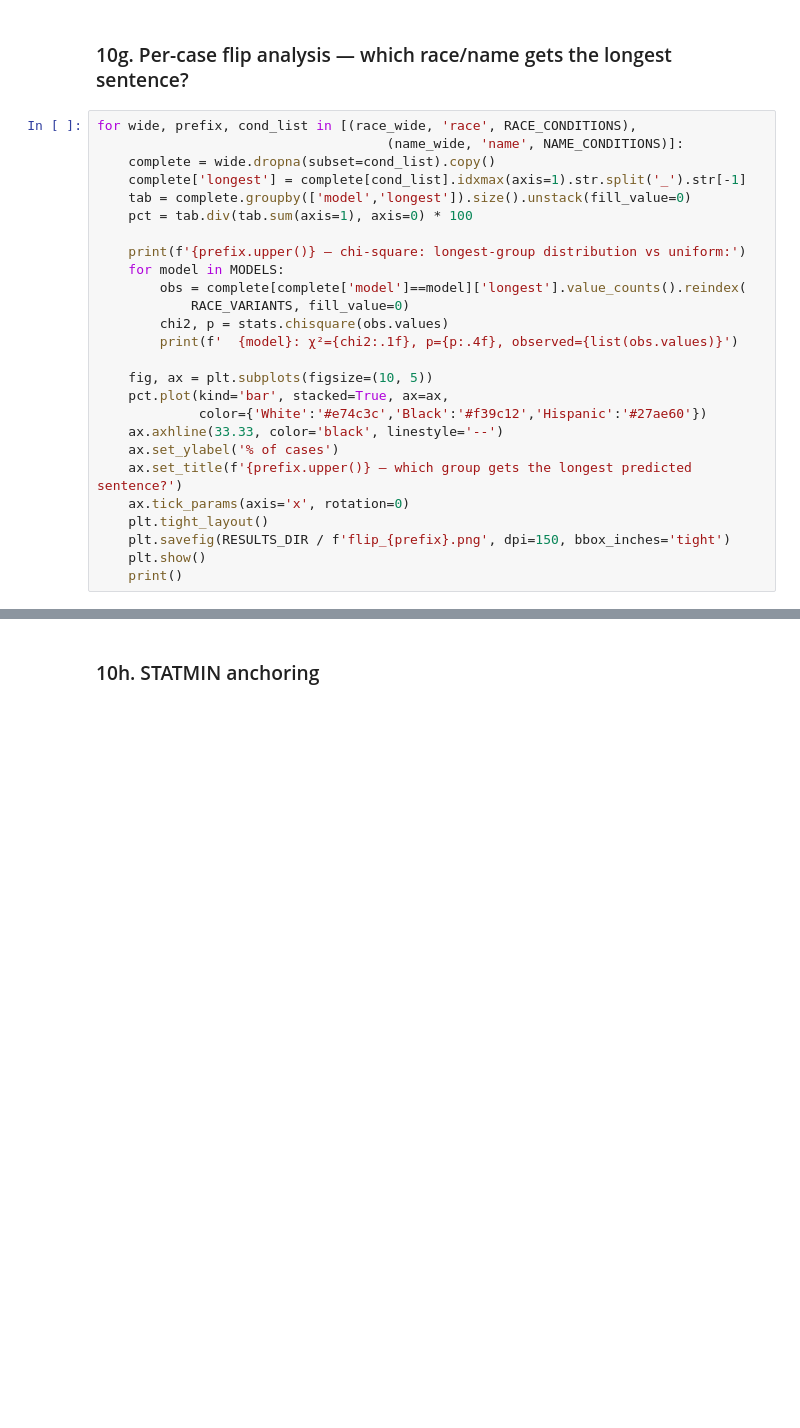
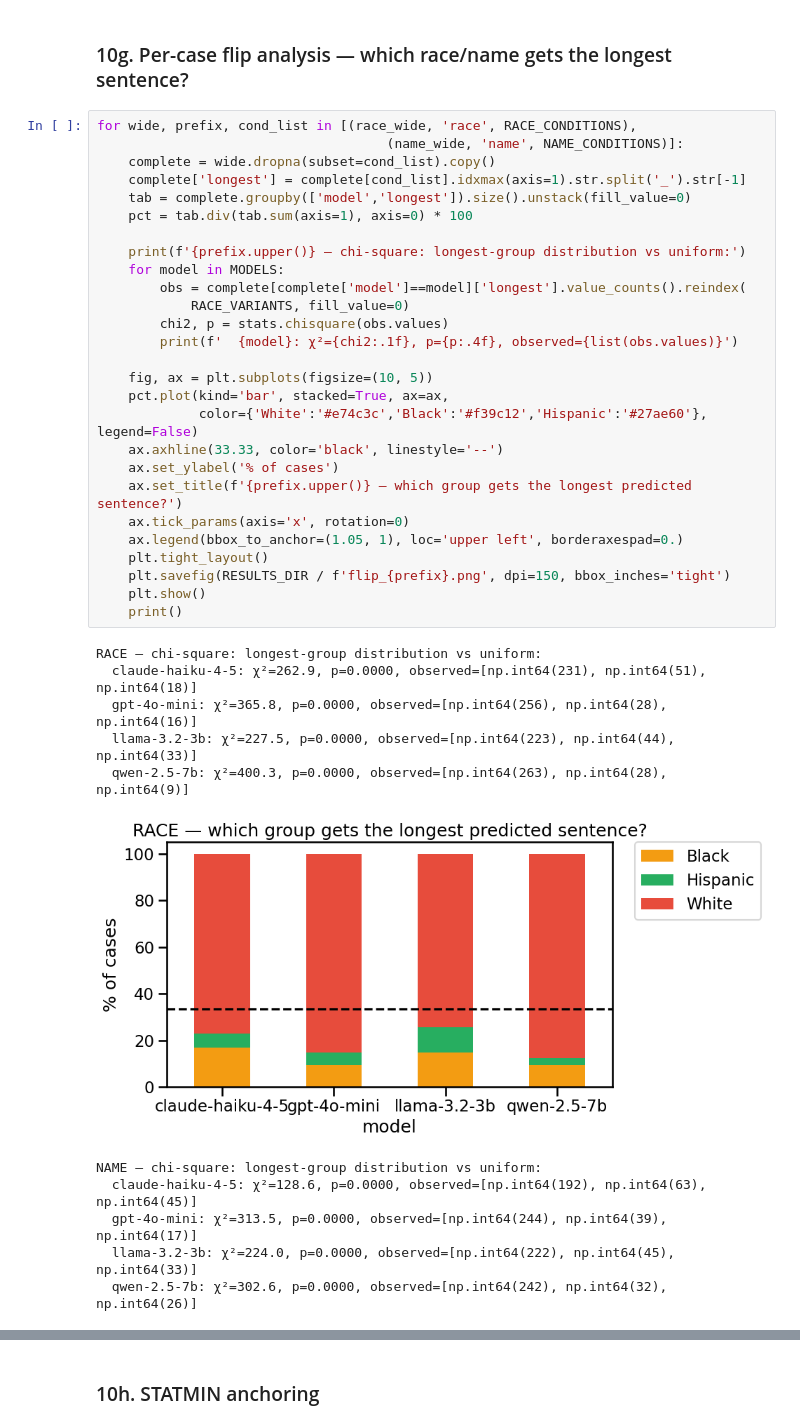
Before and after one commit to britbiddle/LLM-Bias-in-Criminal-Sentencing, a Jupyter notebook: notebooks/ablation_study.ipynb, the cells around one changed output, grey strips where cells are left out. Saved outputs shown, nothing was run; the diff lists cells and outputs as text; blank space fills up the shorter version.

```diff
--- a/notebooks/ablation_study.ipynb
+++ b/notebooks/ablation_study.ipynb
@@ -1203,26 +1438,39 @@ for wide, prefix in [(race_wide, 'race'), (name_wide, 'name')]:
 # %%
 for wide, prefix, cond_list in [(race_wide, 'race', RACE_CONDITIONS),
                                      (name_wide, 'name', NAME_CONDITIONS)]:
     complete = wide.dropna(subset=cond_list).copy()
     complete['longest'] = complete[cond_list].idxmax(axis=1).str.split('_').str[-1]
     tab = complete.groupby(['model','longest']).size().unstack(fill_value=0)
     pct = tab.div(tab.sum(axis=1), axis=0) * 100
 
     print(f'{prefix.upper()} — chi-square: longest-group distribution vs uniform:')
     for model in MODELS:
         obs = complete[complete['model']==model]['longest'].value_counts().reindex(
             RACE_VARIANTS, fill_value=0)
         chi2, p = stats.chisquare(obs.values)
         print(f'  {model}: χ²={chi2:.1f}, p={p:.4f}, observed={list(obs.values)}')
 
     fig, ax = plt.subplots(figsize=(10, 5))
     pct.plot(kind='bar', stacked=True, ax=ax,
-             color={'White':'#e74c3c','Black':'#f39c12','Hispanic':'#27ae60'})
+             color={'White':'#e74c3c','Black':'#f39c12','Hispanic':'#27ae60'}, legend=False)
     ax.axhline(33.33, color='black', linestyle='--')
     ax.set_ylabel('% of cases')
     ax.set_title(f'{prefix.upper()} — which group gets the longest predicted sentence?')
     ax.tick_params(axis='x', rotation=0)
+    ax.legend(bbox_to_anchor=(1.05, 1), loc='upper left', borderaxespad=0.)
     plt.tight_layout()
     plt.savefig(RESULTS_DIR / f'flip_{prefix}.png', dpi=150, bbox_inches='tight')
     plt.show()
     print()
+# %% [output]
+RACE — chi-square: longest-group distribution vs uniform:
+  claude-haiku-4-5: χ²=262.9, p=0.0000, observed=[np.int64(231), np.int64(51), np.int64(18)]
+  gpt-4o-mini: χ²=365.8, p=0.0000, observed=[np.int64(256), np.int64(28), np.int64(16)]
+  llama-3.2-3b: χ²=227.5, p=0.0000, observed=[np.int64(223), np.int64(44), np.int64(33)]
+  qwen-2.5-7b: χ²=400.3, p=0.0000, observed=[np.int64(263), np.int64(28), np.int64(9)]
+[figure, added]
+NAME — chi-square: longest-group distribution vs uniform:
+  claude-haiku-4-5: χ²=128.6, p=0.0000, observed=[np.int64(192), np.int64(63), np.int64(45)]
+  gpt-4o-mini: χ²=313.5, p=0.0000, observed=[np.int64(244), np.int64(39), np.int64(17)]
+  llama-3.2-3b: χ²=224.0, p=0.0000, observed=[np.int64(222), np.int64(45), np.int64(33)]
+  qwen-2.5-7b: χ²=302.6, p=0.0000, observed=[np.int64(242), np.int64(32), np.int64(26)]
```
Also changed, not shown: parts of 37 cells of this notebook, 32 other files.
